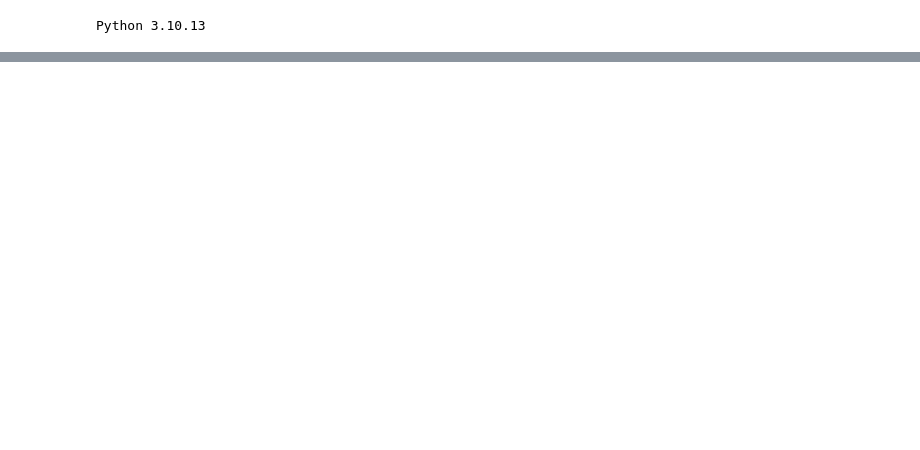
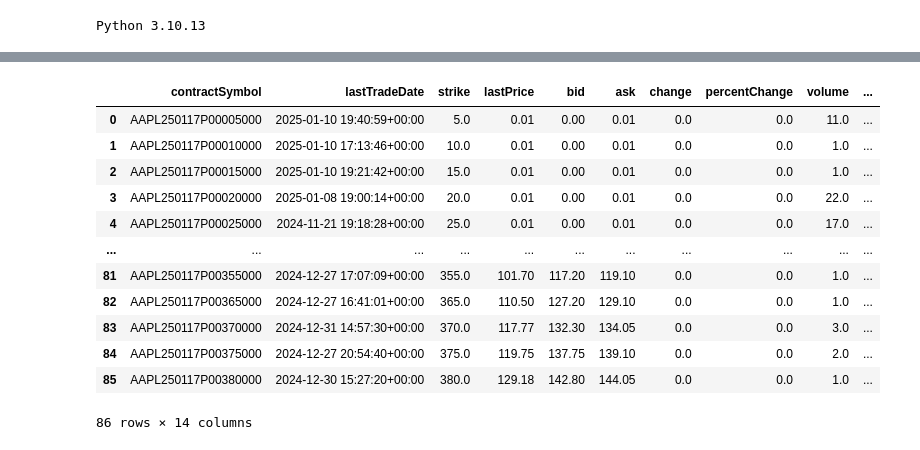
Before and after one commit to MarkEHolland/financial-newsfeed, a Jupyter notebook: notebooks/financial-application.ipynb, the cells around one changed output, grey strips where cells are left out. Saved outputs shown, nothing was run; the diff lists cells and outputs as text; code cells hidden in the pictures; blank space fills up the shorter version.

```diff
--- a/notebooks/financial-application.ipynb
+++ b/notebooks/financial-application.ipynb
@@ -39,0 +565,16 @@ myFT following
+# %%
+opt.puts
+# %% [output]
+|  | contractSymbol | lastTradeDate | strike | lastPrice | bid | ask | change | percentChange | volume | ... |
+| 0 | AAPL250117P00005000 | 2025-01-10 19:40:59+00:00 | 5.0 | 0.01 | 0.00 | 0.01 | 0.0 | 0.0 | 11.0 | ... |
+| 1 | AAPL250117P00010000 | 2025-01-10 17:13:46+00:00 | 10.0 | 0.01 | 0.00 | 0.01 | 0.0 | 0.0 | 1.0 | ... |
+| 2 | AAPL250117P00015000 | 2025-01-10 19:21:42+00:00 | 15.0 | 0.01 | 0.00 | 0.01 | 0.0 | 0.0 | 1.0 | ... |
+| 3 | AAPL250117P00020000 | 2025-01-08 19:00:14+00:00 | 20.0 | 0.01 | 0.00 | 0.01 | 0.0 | 0.0 | 22.0 | ... |
+| 4 | AAPL250117P00025000 | 2024-11-21 19:18:28+00:00 | 25.0 | 0.01 | 0.00 | 0.01 | 0.0 | 0.0 | 17.0 | ... |
+| ... | ... | ... | ... | ... | ... | ... | ... | ... | ... | ... |
+| 81 | AAPL250117P00355000 | 2024-12-27 17:07:09+00:00 | 355.0 | 101.70 | 117.20 | 119.10 | 0.0 | 0.0 | 1.0 | ... |
+| 82 | AAPL250117P00365000 | 2024-12-27 16:41:01+00:00 | 365.0 | 110.50 | 127.20 | 129.10 | 0.0 | 0.0 | 1.0 | ... |
+| 83 | AAPL250117P00370000 | 2024-12-31 14:57:30+00:00 | 370.0 | 117.77 | 132.30 | 134.05 | 0.0 | 0.0 | 3.0 | ... |
+| 84 | AAPL250117P00375000 | 2024-12-27 20:54:40+00:00 | 375.0 | 119.75 | 137.75 | 139.10 | 0.0 | 0.0 | 2.0 | ... |
+| 85 | AAPL250117P00380000 | 2024-12-30 15:27:20+00:00 | 380.0 | 129.18 | 142.80 | 144.05 | 0.0 | 0.0 | 1.0 | ... |
+86 rows × 14 columns
```
Also changed, not shown: parts of 68 cells of this notebook.
